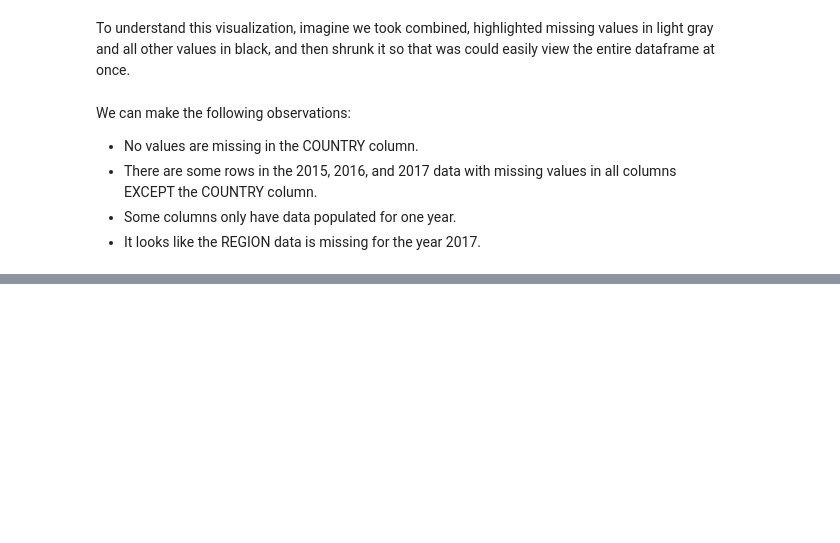
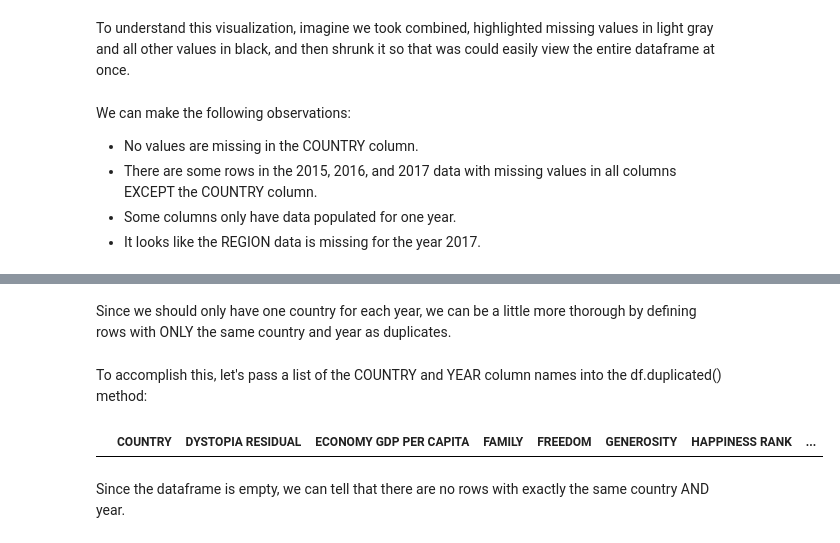
Before and after one commit to Clemo97/working-with-missing-and-duplicate-data, a Jupyter notebook: working-with-missing-and-duplicate-data.ipynb, the cells around one changed output, grey strips where cells are left out. Cells and saved outputs as stored; diff of their text form; code cells hidden in the pictures; blank space fills up the shorter version.

Commit message:
applied df.dulicate() method

```diff
--- a/working-with-missing-and-duplicate-data.ipynb
+++ b/working-with-missing-and-duplicate-data.ipynb
@@ -166,0 +172,9 @@ Name: REGION, Length: 164, dtype: object
+# %%
+regions = wh_2015[['COUNTRY','REGION']]
+# %%
+#assign the REGION in the regions dataframe to the corresponding country in combined
+combined = pd.merge(left=combined, right=regions, on='COUNTRY', how='left')
+#drop the original region column with missing values, now named REGION_x
+combined = combined.drop('REGION_x', axis = 1)
+#Use the DataFrame.isnull() and DataFrame.sum() methods to check for missing values.
+missing = combined.isnull().sum()
@@ -166,0 +205,11 @@ Name: REGION, Length: 164, dtype: object
+# %% [markdown]
+Since we should only have one country for each year, we can be a little more thorough by defining rows with ONLY the same country and year as duplicates.
+# %% [markdown]
+To accomplish this, let's pass a list of the COUNTRY and YEAR column names into the df.duplicated() method:
+# %%
+dups = combined.duplicated(['COUNTRY', 'YEAR'])
+combined[dups]
+# %% [output]
+|  | COUNTRY | DYSTOPIA RESIDUAL | ECONOMY GDP PER CAPITA | FAMILY | FREEDOM | GENEROSITY | HAPPINESS RANK | ... |
+# %% [markdown]
+Since the dataframe is empty, we can tell that there are no rows with exactly the same country AND year.
```
Also changed, not shown: parts of 7 cells of this notebook.
